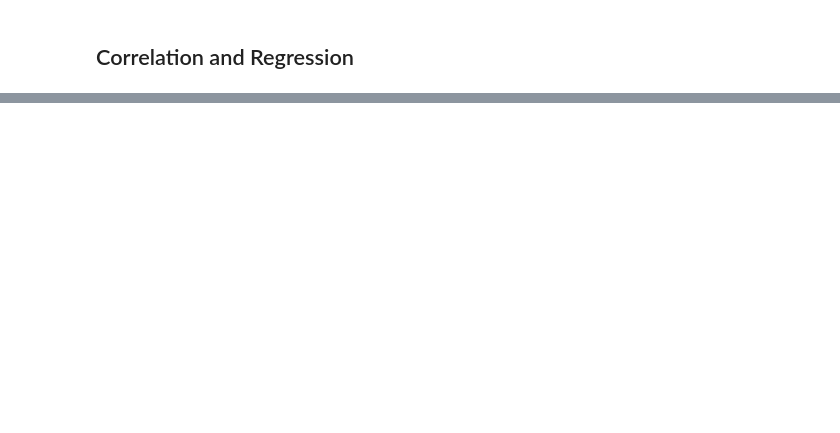
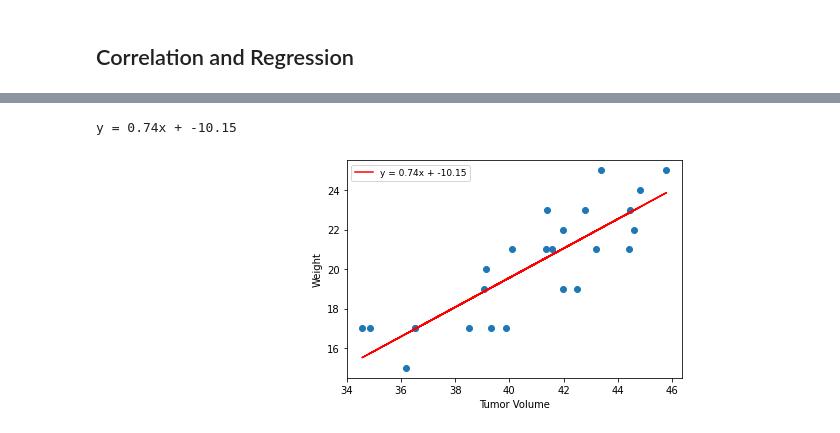
Before and after one commit to vsanga04/Matplotlib, a Jupyter notebook: Pymaceuticals/pymaceuticals_starter.ipynb, the cells around one changed output, grey strips where cells are left out. Drawn from its saved outputs; the diff is of its cells as text; code cells hidden in the pictures; blank space fills up the shorter version.

```diff
--- a/Pymaceuticals/pymaceuticals_starter.ipynb
+++ b/Pymaceuticals/pymaceuticals_starter.ipynb
@@ -364,16 +424,20 @@ print({correlation})
 # %%
 x_values = avg_vol_weight_grouped["Tumor Volume (mm3)"]
 y_values = avg_vol_weight_grouped["Weight (g)"]
 
 
 (slope, intercept, rvalue, pvalue, stderr) = st.linregress(x_values, y_values)
 regress_values = x_values * slope + intercept
 regress_values
 line_eq = "y = " + str(round(slope,2)) + "x + " + str(round(intercept,2))
 print(line_eq)
 plt.scatter(x_values,y_values)
-plt.plot(x_values,regress_values,"r-")
-plt.annotate(line_eq,(6,20),fontsize=15,color="green")
+plt.plot(x_values,regress_values,"r-", label =line_eq)
+plt.annotate(line_eq,(25,15),fontsize=15,color="red")
 plt.xlabel('Tumor Volume')
 plt.ylabel('Weight')
+plt.legend(fontsize=9)
 plt.show()
+# %% [output]
+y = 0.74x + -10.15
+[figure, added]
```
Also changed, not shown: parts of 6 cells of this notebook.
